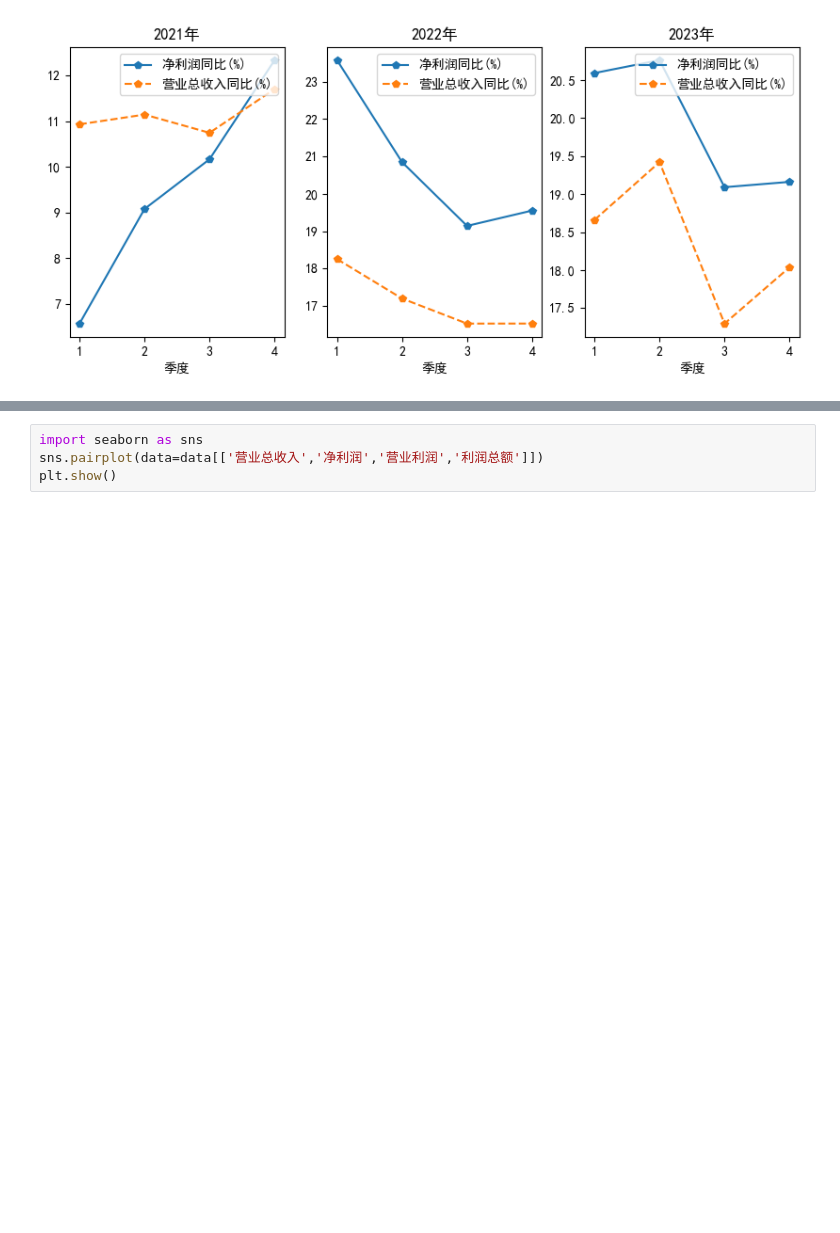
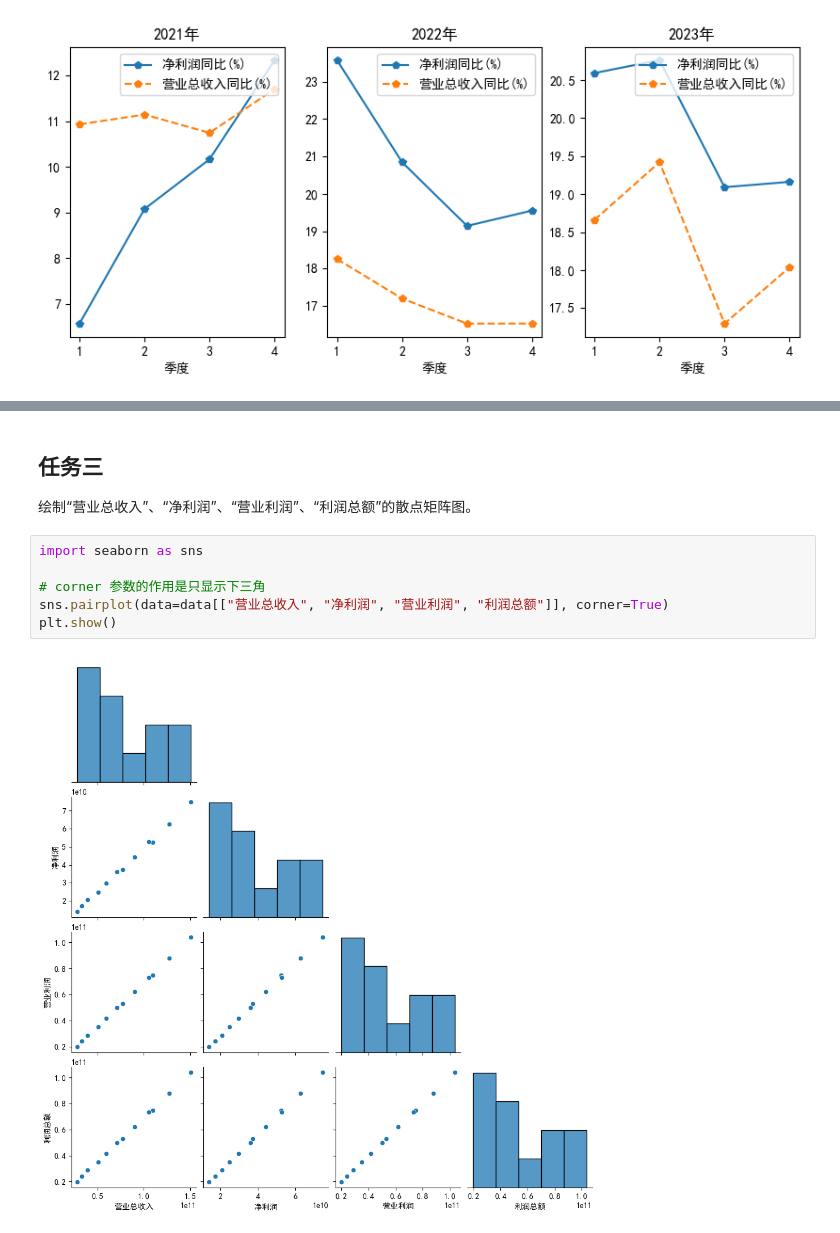
Before and after one commit to purequant/QuantitativeResearch, a Jupyter notebook: 上市公司财务指标可视化分析/上市公司财务指标可视化分析.ipynb, the cells around one changed output, grey strips where cells are left out. Drawn from its saved outputs; the diff is of its cells as text; blank space fills up the shorter version.

```diff
--- a/上市公司财务指标可视化分析/上市公司财务指标可视化分析.ipynb
+++ b/上市公司财务指标可视化分析/上市公司财务指标可视化分析.ipynb
@@ -153,4 +109,12 @@ plt.show()
+# %% [markdown]
+## 任务三
+
+绘制“营业总收入”、“净利润”、“营业利润”、“利润总额”的散点矩阵图。
 # %%
 import seaborn as sns
-sns.pairplot(data=data[['营业总收入','净利润','营业利润','利润总额']])
+
+# corner 参数的作用是只显示下三角
+sns.pairplot(data=data[["营业总收入", "净利润", "营业利润", "利润总额"]], corner=True)
 plt.show()
+# %% [output]
+[figure, added]
```
Also changed, not shown: parts of 13 cells of this notebook, 7 other files.
